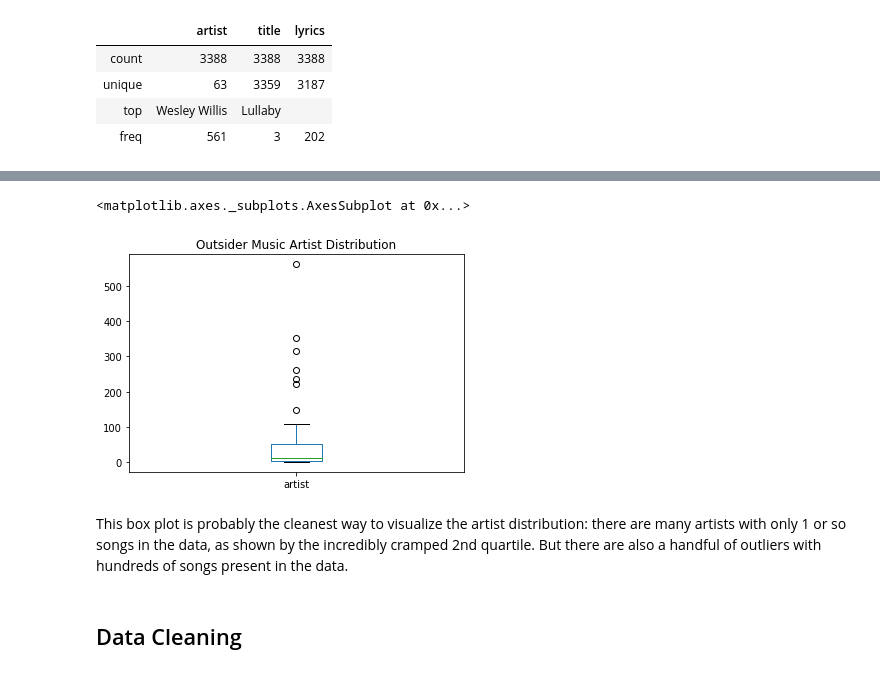
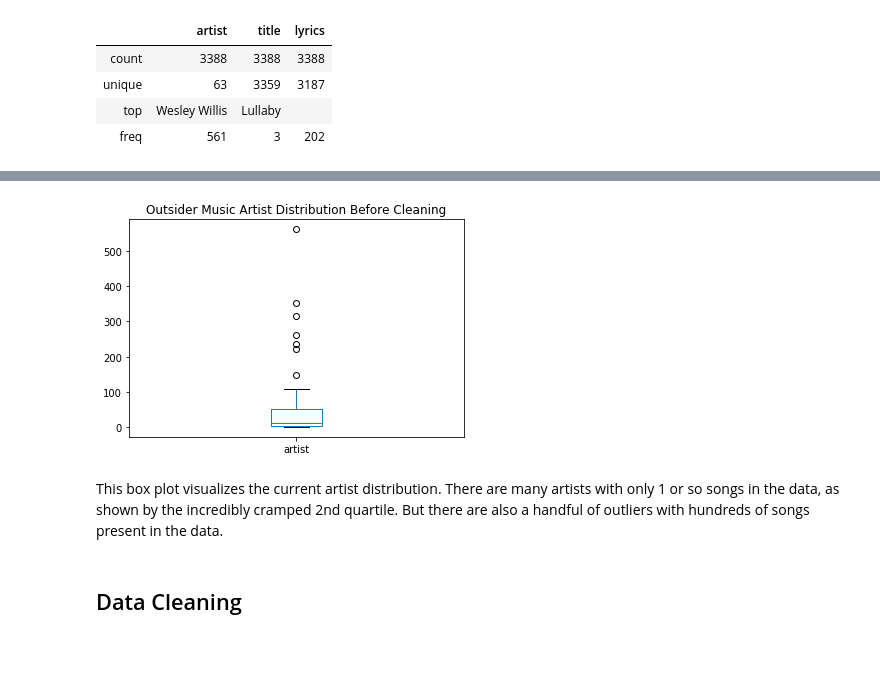
Before and after one commit to Data-Science-for-Linguists-2022/Outsider-Music-Linguistic-Analysis, a Jupyter notebook: scripts_&_analysis/3_data_cleaning_and_exploration.ipynb, the cells around one changed output, grey strips where cells are left out. Saved outputs shown, nothing was run; the diff lists cells and outputs as text; code cells hidden in the pictures.

Commit message:
cleaning script 3

```diff
--- a/scripts_&_analysis/3_data_cleaning_and_exploration.ipynb
+++ b/scripts_&_analysis/3_data_cleaning_and_exploration.ipynb
@@ -107,9 +115,9 @@ A good portion of the data is made up of Wesley Willis music (561 songs), while
 # %%
-lyricsdf.artist.value_counts().plot(kind = "box", rot=0, title = "Outsider Music Artist Distribution")
+lyricsdf.artist.value_counts().plot(kind = "box", rot=0, title = "Outsider Music Artist Distribution Before Cleaning")
+plt.savefig('../images/outsider_artist_boxplt_dist.png')
 # %% [output]
-<matplotlib.axes._subplots.AxesSubplot at 0x...>
-[figure, old version]
+[figure, new version]
 # %% [markdown]
-This box plot is probably the cleanest way to visualize the artist distribution: there are many artists with only 1 or so songs in the data, as shown by the incredibly cramped 2nd quartile.  But there are also a handful of outliers with hundreds of songs present in the data.
+This box plot visualizes the current artist distribution. There are many artists with only 1 or so songs in the data, as shown by the incredibly cramped 2nd quartile.  But there are also a handful of outliers with hundreds of songs present in the data.
 # %% [markdown]
 ## Data Cleaning
```
Also changed, not shown: parts of 183 cells of this notebook.
